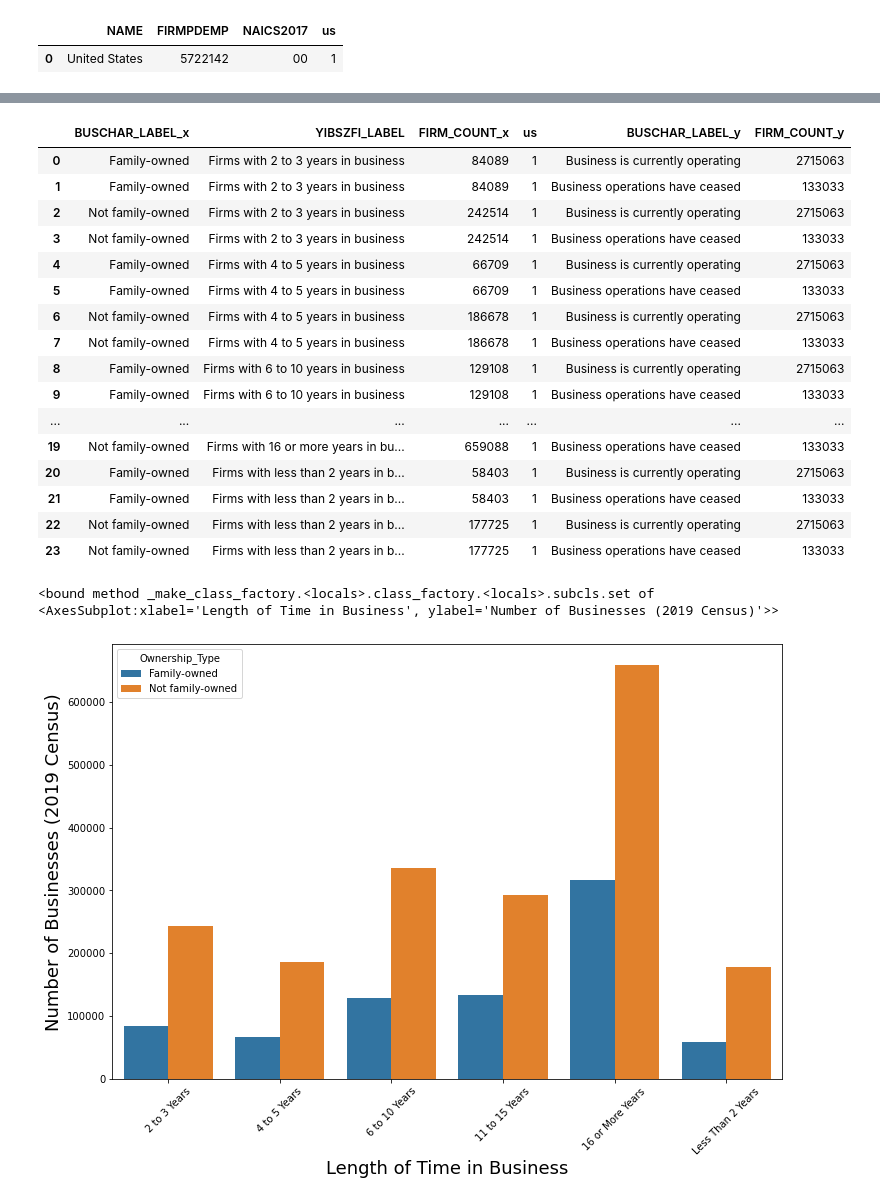
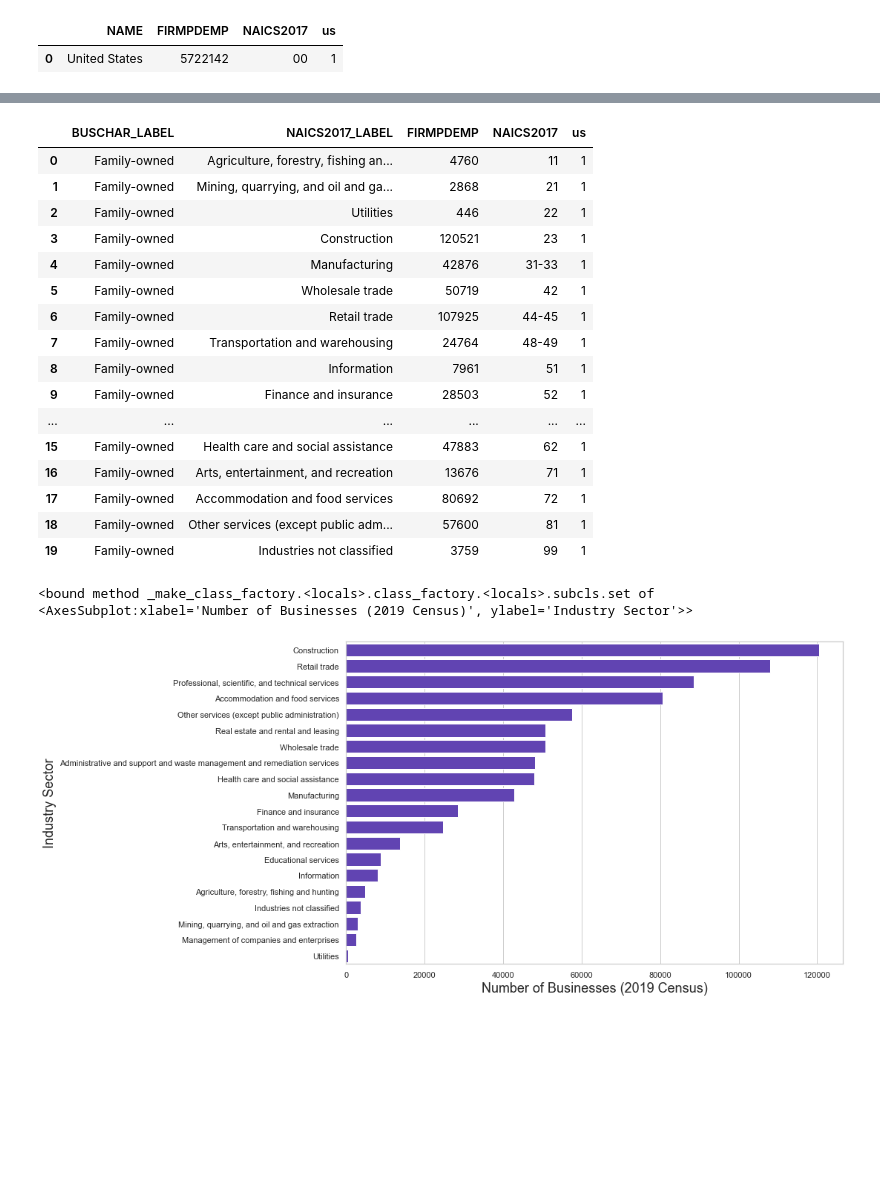
Before and after one commit to jmillerdev10/M08_assessment_group2, a Jupyter notebook: assessment_notebook_us.ipynb, the cells around one changed output, grey strips where cells are left out. Cells and saved outputs as stored; diff of their text form; code cells hidden in the pictures; blank space fills up the shorter version.

Commit message:
updated visuals colors, axis/legend names

```diff
--- a/assessment_notebook_us.ipynb
+++ b/assessment_notebook_us.ipynb
@@ -114,31 +136,38 @@ business_ceased
-# %%
-survival_ceased = business_survival.merge(business_ceased, how='inner', on=["us"])
-survival_ceased
-# %% [output]
-|  | BUSCHAR_LABEL_x | YIBSZFI_LABEL | FIRM_COUNT_x | us | BUSCHAR_LABEL_y | FIRM_COUNT_y |
-| 0 | Family-owned | Firms with 2 to 3 years in business | 84089 | 1 | Business is currently operating | 2715063 |
-| 1 | Family-owned | Firms with 2 to 3 years in business | 84089 | 1 | Business operations have ceased | 133033 |
-| 2 | Not family-owned | Firms with 2 to 3 years in business | 242514 | 1 | Business is currently operating | 2715063 |
-| 3 | Not family-owned | Firms with 2 to 3 years in business | 242514 | 1 | Business operations have ceased | 133033 |
-| 4 | Family-owned | Firms with 4 to 5 years in business | 66709 | 1 | Business is currently operating | 2715063 |
-| 5 | Family-owned | Firms with 4 to 5 years in business | 66709 | 1 | Business operations have ceased | 133033 |
-| 6 | Not family-owned | Firms with 4 to 5 years in business | 186678 | 1 | Business is currently operating | 2715063 |
-| 7 | Not family-owned | Firms with 4 to 5 years in business | 186678 | 1 | Business operations have ceased | 133033 |
-| 8 | Family-owned | Firms with 6 to 10 years in business | 129108 | 1 | Business is currently operating | 2715063 |
-| 9 | Family-owned | Firms with 6 to 10 years in business | 129108 | 1 | Business operations have ceased | 133033 |
-| ... | ... | ... | ... | ... | ... | ... |
-| 19 | Not family-owned | Firms with 16 or more years in bu... | 659088 | 1 | Business operations have ceased | 133033 |
-| 20 | Family-owned | Firms with less than 2 years in b... | 58403 | 1 | Business is currently operating | 2715063 |
-| 21 | Family-owned | Firms with less than 2 years in b... | 58403 | 1 | Business operations have ceased | 133033 |
-| 22 | Not family-owned | Firms with less than 2 years in b... | 177725 | 1 | Business is currently operating | 2715063 |
-| 23 | Not family-owned | Firms with less than 2 years in b... | 177725 | 1 | Business operations have ceased | 133033 |
+# %%
+business_industry
+
+business_industry['FIRMPDEMP'] = business_industry['FIRMPDEMP'].astype(int)
+
+business_industry[['BUSCHAR_LABEL','NAICS2017_LABEL','FIRMPDEMP','NAICS2017','us']]
+# %% [output]
+|  | BUSCHAR_LABEL | NAICS2017_LABEL | FIRMPDEMP | NAICS2017 | us |
+| 0 | Family-owned | Agriculture, forestry, fishing an... | 4760 | 11 | 1 |
+| 1 | Family-owned | Mining, quarrying, and oil and ga... | 2868 | 21 | 1 |
+| 2 | Family-owned | Utilities | 446 | 22 | 1 |
+| 3 | Family-owned | Construction | 120521 | 23 | 1 |
+| 4 | Family-owned | Manufacturing | 42876 | 31-33 | 1 |
+| 5 | Family-owned | Wholesale trade | 50719 | 42 | 1 |
+| 6 | Family-owned | Retail trade | 107925 | 44-45 | 1 |
+| 7 | Family-owned | Transportation and warehousing | 24764 | 48-49 | 1 |
+| 8 | Family-owned | Information | 7961 | 51 | 1 |
+| 9 | Family-owned | Finance and insurance | 28503 | 52 | 1 |
+| ... | ... | ... | ... | ... | ... |
+| 15 | Family-owned | Health care and social assistance | 47883 | 62 | 1 |
+| 16 | Family-owned | Arts, entertainment, and recreation | 13676 | 71 | 1 |
+| 17 | Family-owned | Accommodation and food services | 80692 | 72 | 1 |
+| 18 | Family-owned | Other services (except public adm... | 57600 | 81 | 1 |
+| 19 | Family-owned | Industries not classified | 3759 | 99 | 1 |
+# %%
+sorted_business_industry = business_industry.sort_values(by=['FIRMPDEMP'], ascending=False)
 # %%
+sns.set_theme(style='whitegrid')
 plt.figure(figsize = (12,8))
-ax = sns.barplot(x=business_survival['YIBSZFI_LABEL'], y=business_survival['FIRM_COUNT'], hue='Ownership_Type', data=business_survival)
-ax.set_xticklabels(ax.get_xticklabels(), rotation=45)
-ax.set_xlabel('Length of Time in Business', size=18)
-ax.set_ylabel('Number of Businesses (2019 Census)', size=18)
+# plt.bar(color='#5932C4')
+ax = sns.barplot(x=sorted_business_industry['FIRMPDEMP'], y=sorted_business_industry['NAICS2017_LABEL'], color='#5932C4', data=sorted_business_industry)
+# ax.set_xticklabels(ax.get_xticklabels())
+ax.set_xlabel('Number of Businesses (2019 Census)', size=18)
+ax.set_ylabel('Industry Sector', size=18)
 ax.set
 # %% [output]
-<bound method _make_class_factory.<locals>.class_factory.<locals>.subcls.set of <AxesSubplot:xlabel='Length of Time in Business', ylabel='Number of Businesses (2019 Census)'>>
+<bound method _make_class_factory.<locals>.class_factory.<locals>.subcls.set of <AxesSubplot:xlabel='Number of Businesses (2019 Census)', ylabel='Industry Sector'>>
-[figure, old version]
+[figure, new version]
```
Also changed, not shown: parts of 11 cells of this notebook, 3 other files.
